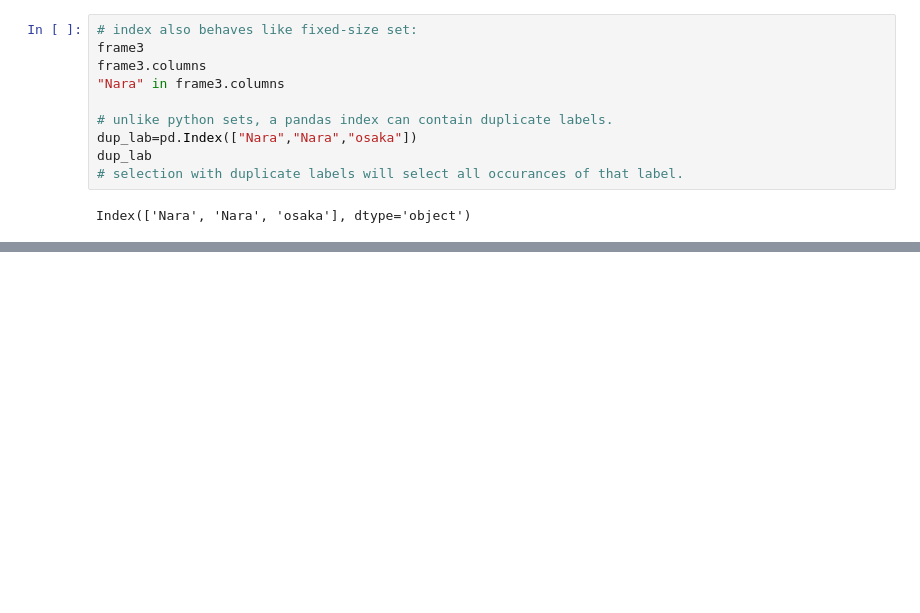
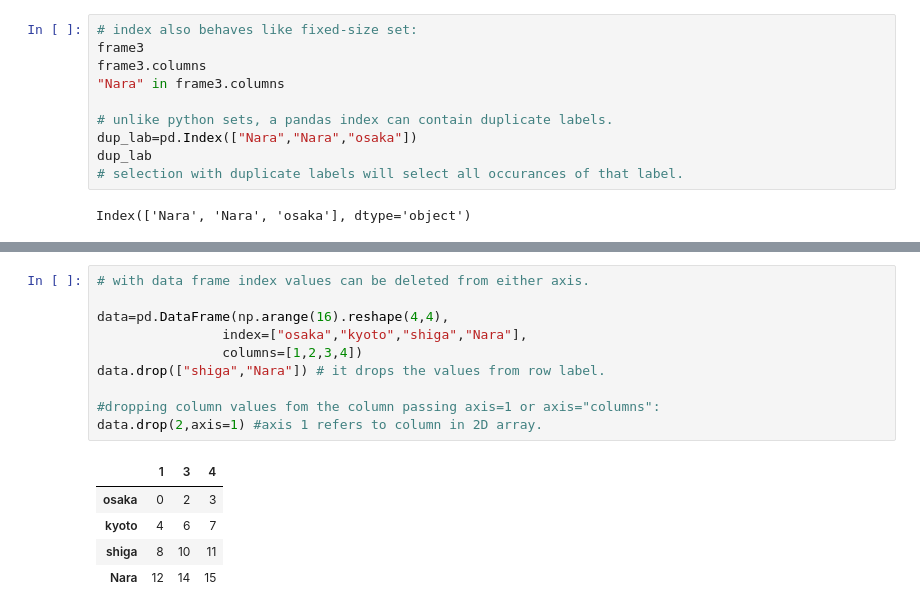
Before and after one commit to Praruj/Pandas_Practise_Portfolio, a Jupyter notebook: Notebooks/Basic_pandas.ipynb, the cells around one changed output, grey strips where cells are left out. Saved outputs shown, nothing was run; the diff lists cells and outputs as text; blank space fills up the shorter version.

Commit message:
up to integer index

```diff
--- a/Notebooks/Basic_pandas.ipynb
+++ b/Notebooks/Basic_pandas.ipynb
@@ -319,0 +408,16 @@ Index(['Nara', 'Nara', 'osaka'], dtype='object')
+# %%
+# with data frame index values can be deleted from either axis.
+
+data=pd.DataFrame(np.arange(16).reshape(4,4),
+                index=["osaka","kyoto","shiga","Nara"],
+                columns=[1,2,3,4])
+data.drop(["shiga","Nara"]) # it drops the values from row label.
+
+#dropping column values fom the column passing axis=1 or axis="columns":
+data.drop(2,axis=1) #axis 1 refers to column in 2D array.
+# %% [output]
+|  | 1 | 3 | 4 |
+| osaka | 0 | 2 | 3 |
+| kyoto | 4 | 6 | 7 |
+| shiga | 8 | 10 | 11 |
+| Nara | 12 | 14 | 15 |
```
Also changed, not shown: parts of 22 cells of this notebook.
